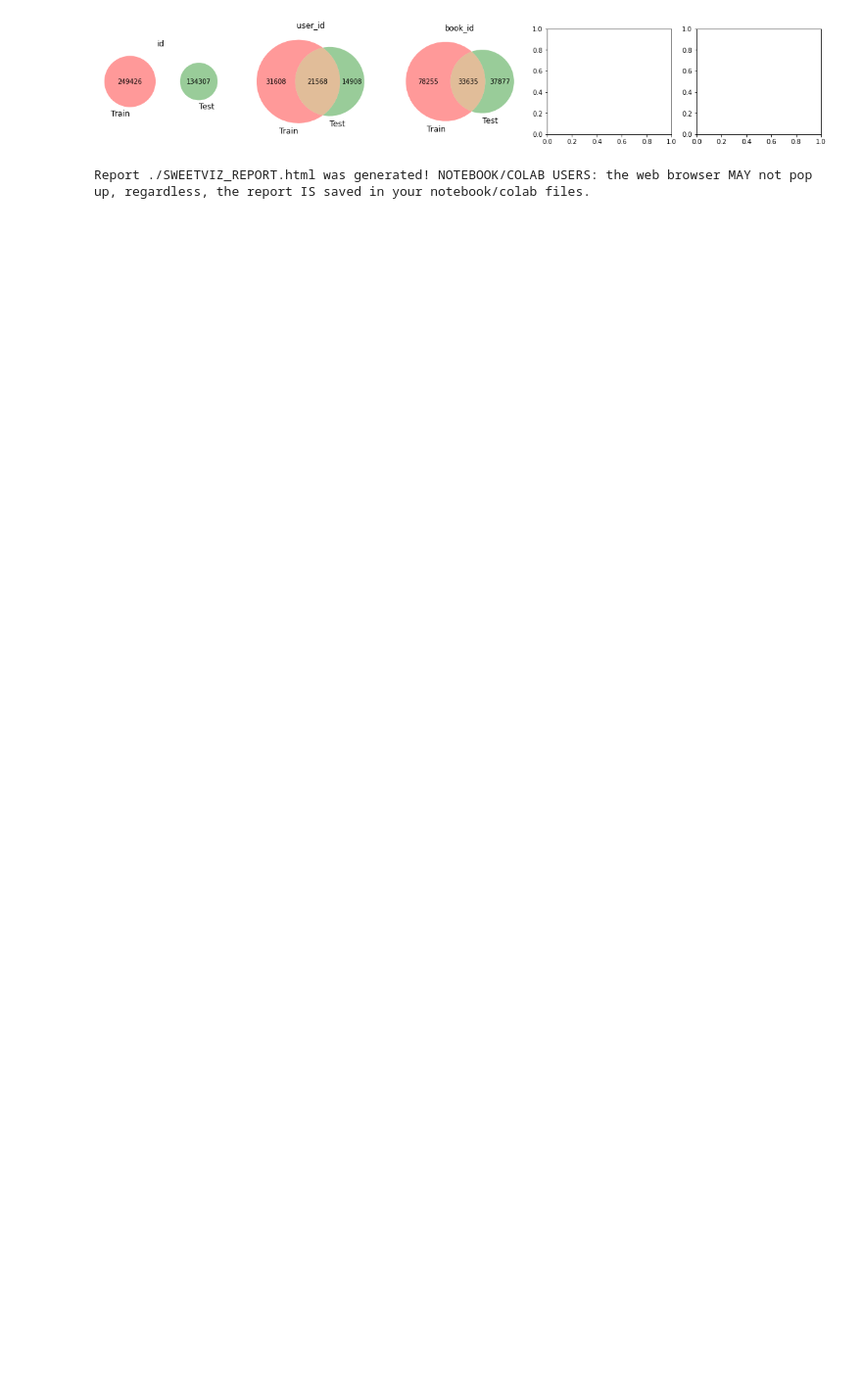
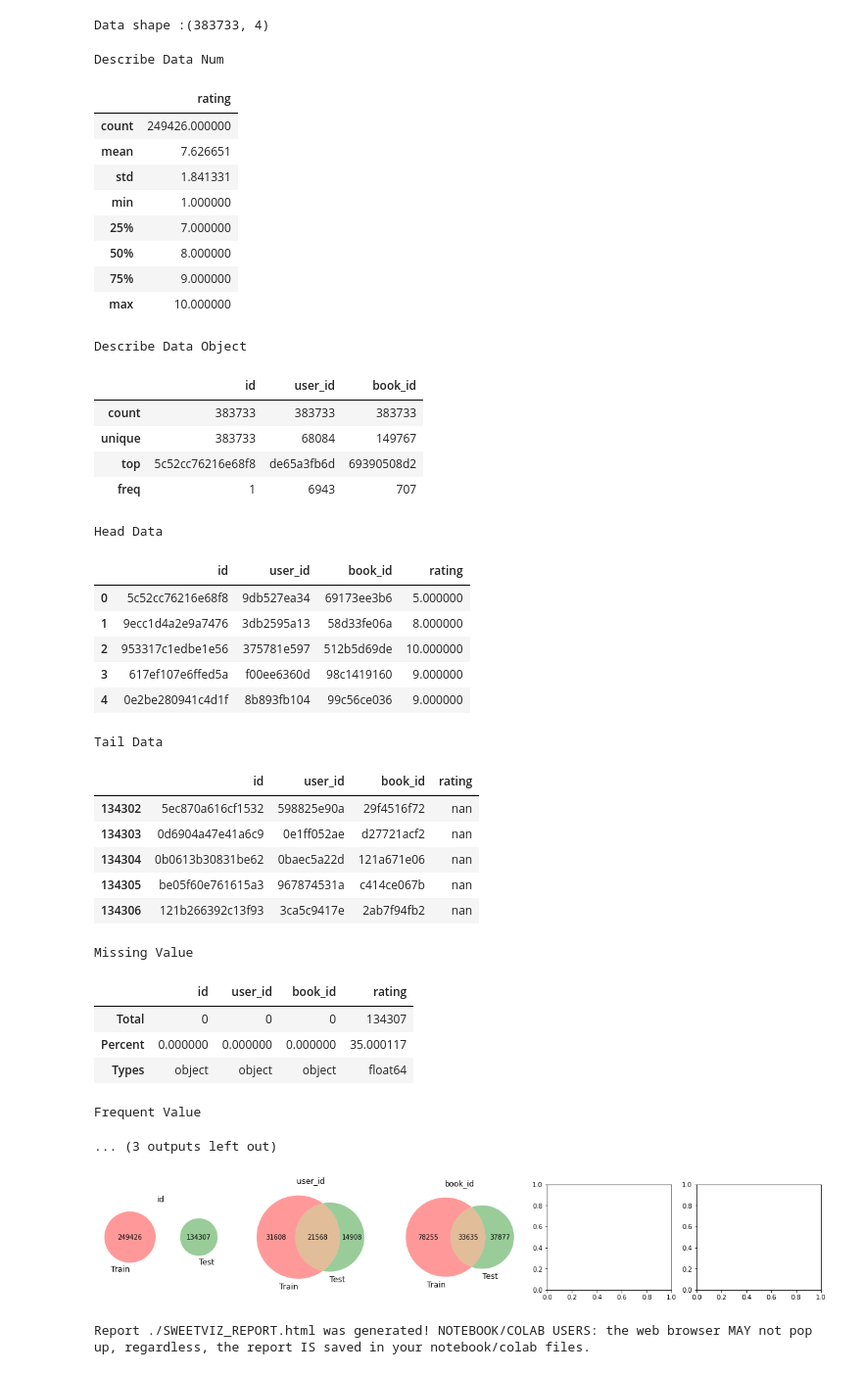
Before and after one commit to kuto5046/kaggle-template, a Jupyter notebook: notebook/eda.ipynb, the cells around one changed output. Shown at 98% size. Cells and saved outputs as stored; diff of their text form; code cells hidden in the pictures; blank space fills up the shorter version.

```diff
--- a/notebook/eda.ipynb
+++ b/notebook/eda.ipynb
@@ -9,6 +9,47 @@ INPUT_DIR = '../input/'
 train = pd.read_csv(INPUT_DIR + 'train_ratings.csv')
 test = pd.read_csv(INPUT_DIR + 'test_ratings.csv')
 whole = pd.concat([train, test])
+# %%
+show_all(whole)
+# %% [output]
+Data shape :(383733, 4)
+Describe Data Num
+|  | rating |
+| count | 249426.000000 |
+| mean | 7.626651 |
+| std | 1.841331 |
+| min | 1.000000 |
+| 25% | 7.000000 |
+| 50% | 8.000000 |
+| 75% | 9.000000 |
+| max | 10.000000 |
+Describe Data Object
+|  | id | user_id | book_id |
+| count | 383733 | 383733 | 383733 |
+| unique | 383733 | 68084 | 149767 |
+| top | 5c52cc76216e68f8 | de65a3fb6d | 69390508d2 |
+| freq | 1 | 6943 | 707 |
+Head Data
+|  | id | user_id | book_id | rating |
+| 0 | 5c52cc76216e68f8 | 9db527ea34 | 69173ee3b6 | 5.000000 |
+| 1 | 9ecc1d4a2e9a7476 | 3db2595a13 | 58d33fe06a | 8.000000 |
+| 2 | 953317c1edbe1e56 | 375781e597 | 512b5d69de | 10.000000 |
+| 3 | 617ef107e6ffed5a | f00ee6360d | 98c1419160 | 9.000000 |
+| 4 | 0e2be280941c4d1f | 8b893fb104 | 99c56ce036 | 9.000000 |
+Tail Data
+|  | id | user_id | book_id | rating |
+| 134302 | 5ec870a616cf1532 | 598825e90a | 29f4516f72 | nan |
+| 134303 | 0d6904a47e41a6c9 | 0e1ff052ae | d27721acf2 | nan |
+| 134304 | 0b0613b30831be62 | 0baec5a22d | 121a671e06 | nan |
+| 134305 | be05f60e761615a3 | 967874531a | c414ce067b | nan |
+| 134306 | 121b266392c13f93 | 3ca5c9417e | 2ab7f94fb2 | nan |
+Missing Value
+|  | id | user_id | book_id | rating |
+| Total | 0 | 0 | 0 | 134307 |
+| Percent | 0.000000 | 0.000000 | 0.000000 | 35.000117 |
+| Types | object | object | object | float64 |
+Frequent Value
+... (3 outputs left out)
 # %%
 plot_venn(train, test)
 # %% [output]
```
Also changed, not shown: parts of 1 cell of this notebook, 1 other file.
